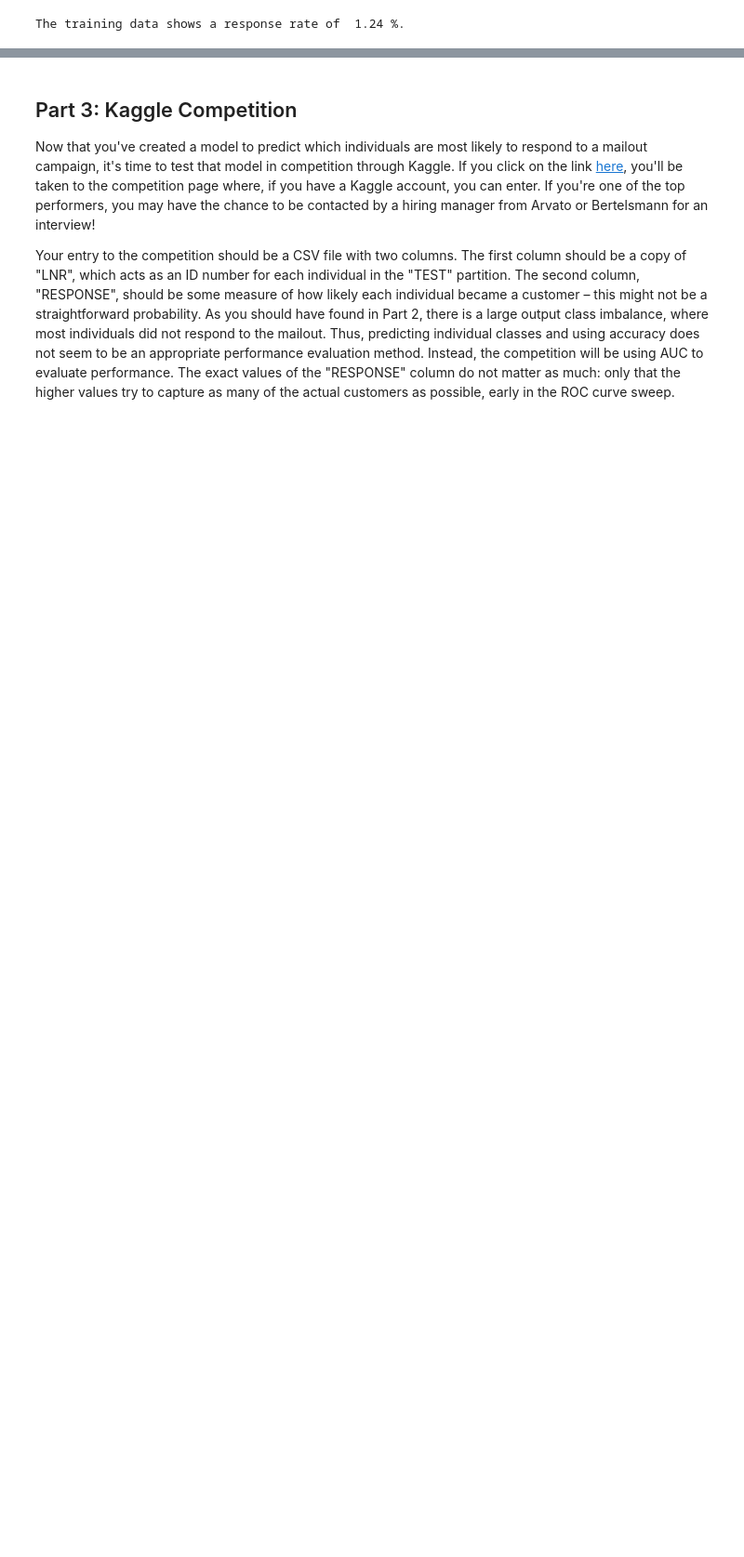
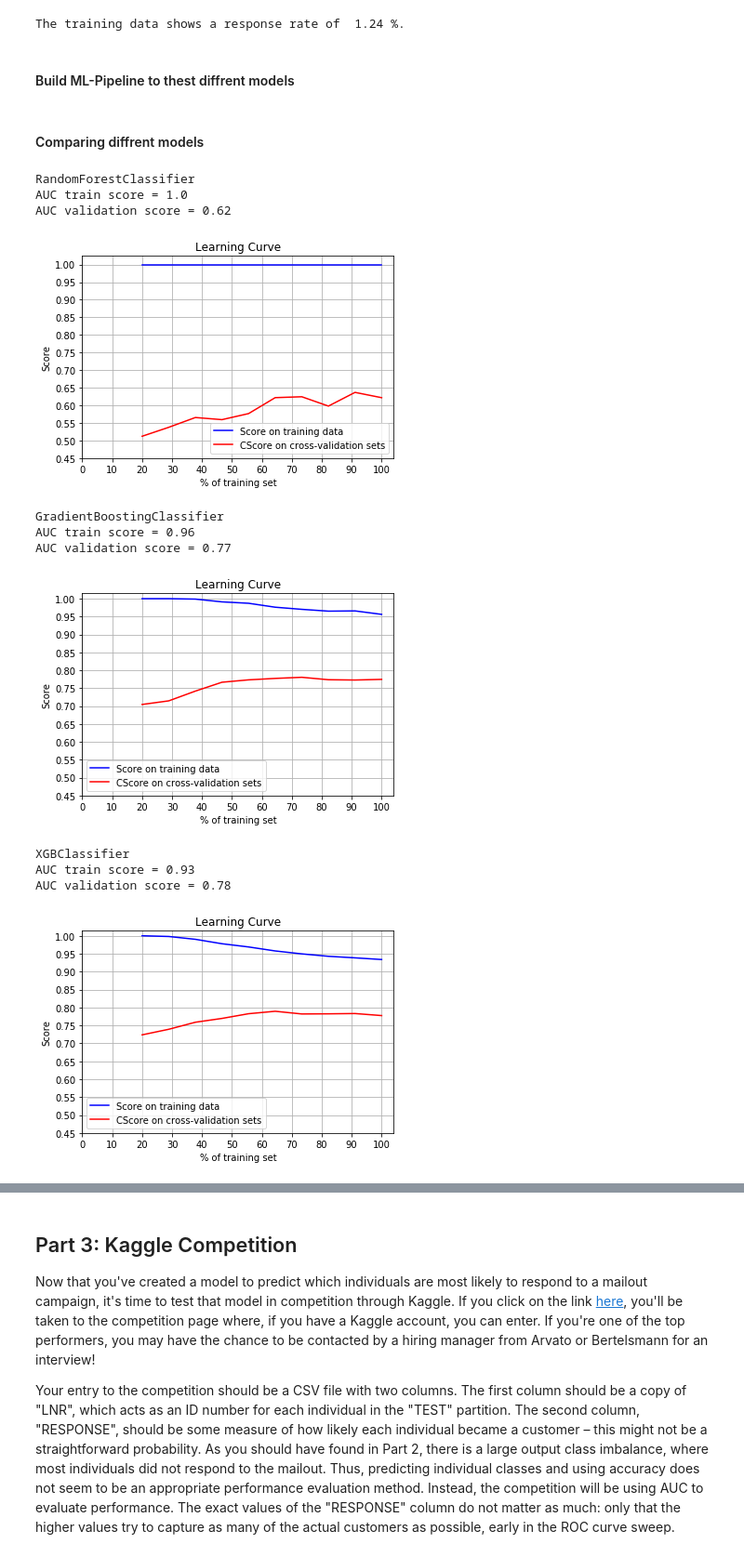
Before and after one commit to git-julian/arvato_udacity, a Jupyter notebook: Arvato_Project_Workbook.ipynb, the cells around one changed output, grey strips where cells are left out. Shown at 93% size. Drawn from its saved outputs; the diff is of its cells as text; code cells hidden in the pictures; blank space fills up the shorter version.

```diff
--- a/Arvato_Project_Workbook.ipynb
+++ b/Arvato_Project_Workbook.ipynb
@@ -1237,0 +1253,2 @@ X_train, X_val, y_train, y_val = train_test_split(mailout_X, mailout_y, stratify
+# %% [markdown]
+#### Build ML-Pipeline to thest diffrent models
@@ -1237,0 +1289,28 @@ X_train, X_val, y_train, y_val = train_test_split(mailout_X, mailout_y, stratify
+# %% [markdown]
+#### Comparing diffrent models
+# %%
+models = {
+          'RandomForestClassifier': RandomForestClassifier(),
+          'GradientBoostingClassifier': GradientBoostingClassifier(),
+          'XGBClassifier': xgb.XGBClassifier()
+         }
+# %%
+for model_key in models.keys():
+    print(model_key)
+    ml_pipeline = Pipeline([
+        ('model', models[model_key])
+    ])
+    predict_learning_curves(mailout_X, mailout_y, ml_pipeline)
+# %% [output]
+RandomForestClassifier
+AUC train score = 1.0
+AUC validation score = 0.62
+[figure, added]
+GradientBoostingClassifier
+AUC train score = 0.96
+AUC validation score = 0.77
+[figure, added]
+XGBClassifier
+AUC train score = 0.93
+AUC validation score = 0.78
+[figure, added]
```
Also changed, not shown: parts of 66 cells of this notebook.
